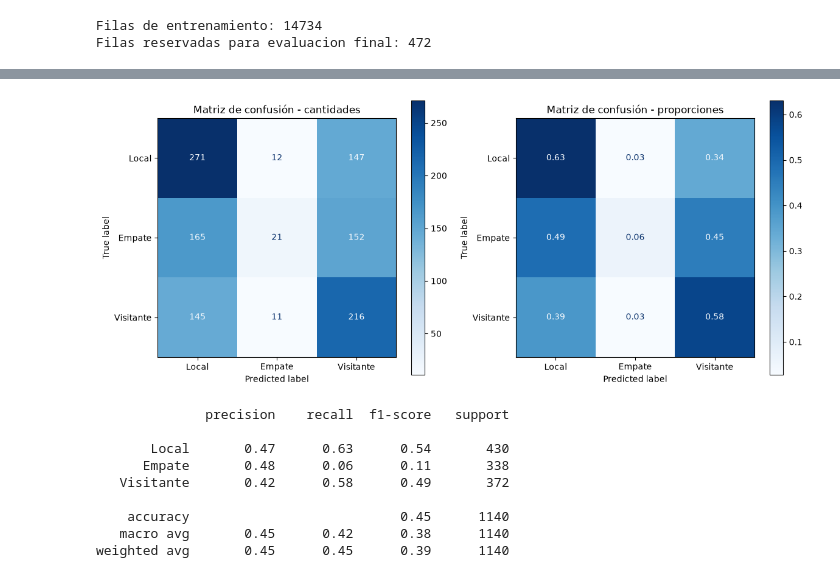
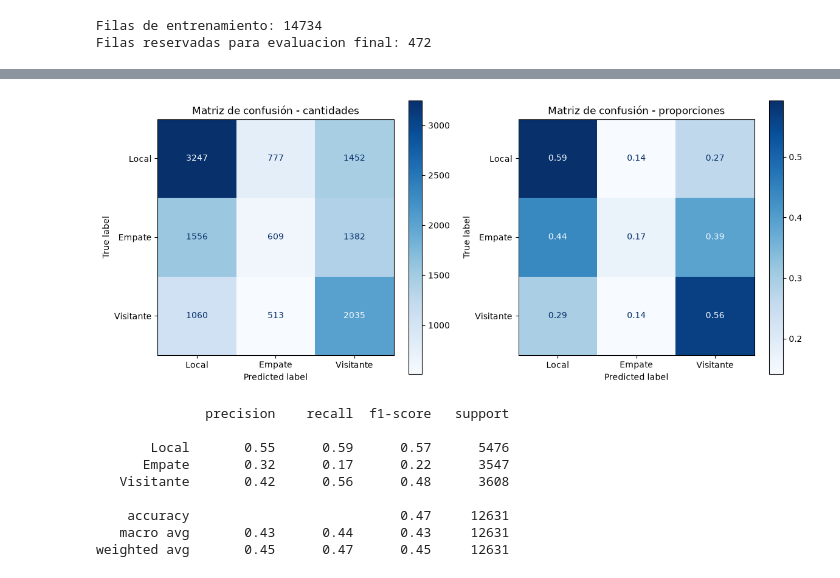
Before and after one commit to matiasencion/AprendizajeAutomatico, a Jupyter notebook: Tarea1/dataset/bayesNotebook.ipynb, the cells around one changed output, grey strips where cells are left out. Cells and saved outputs as stored; diff of their text form; code cells hidden in the pictures.

```diff
--- a/Tarea1/dataset/bayesNotebook.ipynb
+++ b/Tarea1/dataset/bayesNotebook.ipynb
@@ -104,43 +101,48 @@ Validacion 2023: entrenamiento=14434, validacion=300
 # %%
-from sklearn.model_selection import GridSearchCV
+from sklearn.model_selection import GridSearchCV, RandomizedSearchCV
 
 #en esta primera busqueda variamos solamente el margen de record
 param_grid = {
     #diferencia de tasa de victorias
     "preprocessing__differences__discretizer__record_margin": [
-        0.025,
+        0.0, 0.025, 0.05,
     ],
 
     #diferencia de forma reciente
     "preprocessing__differences__discretizer__last_matches_margin": [
-        0.18,
+        0.10, 0.18, 0.25,
     ],
 
     #diferencia de goles general
     "preprocessing__differences__discretizer__goal_difference_margin": [
-        0.50,
+        0.30, 0.50, 0.70,
     ],
 
     #diferencia de goles convertidos
     "preprocessing__differences__discretizer__attack_margin": [
-        0.28,
+        0.0, 0.15, 0.30,
     ],
 
     #diferencia de goles recibidos
     "preprocessing__differences__discretizer__defense_margin": [
-        0.00,
+        0.0, 0.15,
     ],
 
-    #valor de m para el m-estimador
+    # Priors (True = Sesgado históricamente, False = Uniforme/Equilibrado)
+    "model__fit_prior": [
+        True, False
+    ],
+
+    #valor de m para el m-estimador (suavizado)
     "model__m": [
-        0.00,
+        0.0, 1.0, 2.0, 5.0
     ],
 
     "preprocessing__draw_rate__discretizer__low_threshold": [
-        0.22,
+        0.15, 0.22, 0.28,
     ],
     "preprocessing__draw_rate__discretizer__high_threshold": [
-        0.42,
+        0.35, 0.42, 0.48,
     ],
 }
 
@@ -149,19 +151,22 @@ scoring= {
     "f1_macro": "f1_macro",
 }
 
-grid_search = GridSearchCV(
+random_search = RandomizedSearchCV(
     estimator=model,
-    param_grid=param_grid,
+    param_distributions=param_grid,
+    n_iter=150, # Cantidad de combinaciones aleatorias a probar (antes probaba 11.664)
     scoring=scoring,
-    cv=temporal_splits,
+    cv=temporal_splits, # Usas los 73 originales
     n_jobs=-1,
-    refit="accuracy",
+    refit="f1_macro",
     verbose=1,
 )
 
-grid_search.fit(X_train, y_train)
+random_search.fit(X_train, y_train)
 
 print("Mejores hiperparametros:")
-print(grid_search.best_params_)
-print(f"Mejor accuracy temporal: {grid_search.best_score_:.3%}")
+print(random_search.best_params_)
+print(f"Mejor F1-Macro temporal: {random_search.best_score_:.3%}")
+best_acc = random_search.cv_results_["mean_test_accuracy"][random_search.best_index_]
+print(f"Accuracy temporal del mejor modelo: {best_acc:.3%}")
 # %% [output]
@@ -221,7 +217,7 @@ predicted_results = []
 for fit_indices, validation_indices in temporal_splits:
 
     fold_model = clone(
-        grid_search.best_estimator_
+        random_search.best_estimator_
     )
 
     fold_model.fit(
@@ -283,40 +279,40 @@ ConfusionMatrixDisplay.from_predictions(
         "Visitante",
     ],
     normalize="true",
     cmap="Blues",
     values_format=".2f",
     ax=axes[1],
 )
 
 axes[1].set_title(
     "Matriz de confusión - proporciones"
 )
 
 plt.tight_layout()
 plt.show()
 
 
 print(
     classification_report(
         real_results,
         predicted_results,
         labels=labels,
         target_names=[
             "Local",
             "Empate",
             "Visitante",
         ],
         zero_division=0,
     )
 )
 # %% [output]
-[figure, old version]
+[figure, new version]
               precision    recall  f1-score   support
 
-       Local       0.47      0.63      0.54       430
-      Empate       0.48      0.06      0.11       338
-   Visitante       0.42      0.58      0.49       372
+       Local       0.55      0.59      0.57      5476
+      Empate       0.32      0.17      0.22      3547
+   Visitante       0.42      0.56      0.48      3608
 
-    accuracy                           0.45      1140
-   macro avg       0.45      0.42      0.38      1140
-weighted avg       0.45      0.45      0.39      1140
+    accuracy                           0.47     12631
+   macro avg       0.43      0.44      0.43     12631
+weighted avg       0.45      0.47      0.45     12631
```
Also changed, not shown: parts of 4 cells of this notebook, 1 other file.
